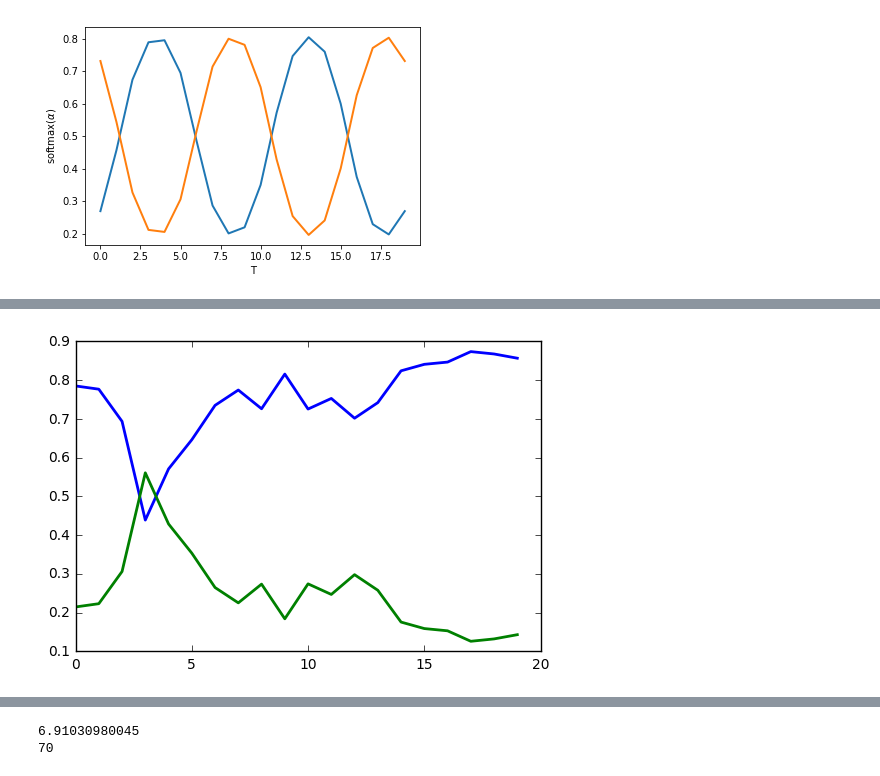
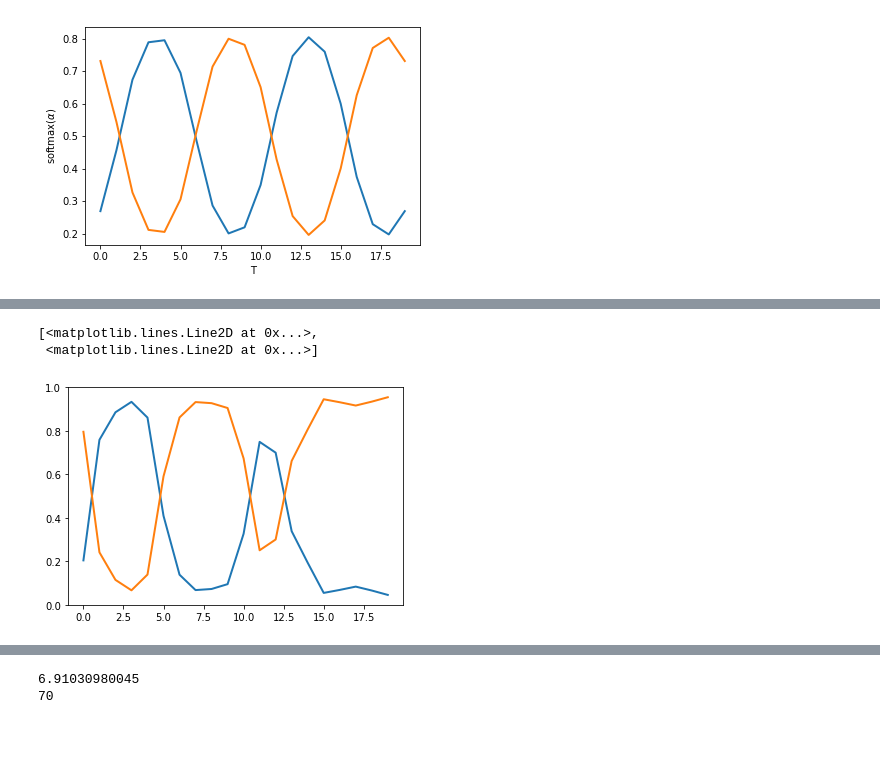
Before and after one commit to perdaug/ssmsi, a Jupyter notebook: presentations/alpha-update/alpha-comparison_draft.ipynb, the cells around one changed output, grey strips where cells are left out. Drawn from its saved outputs; the diff is of its cells as text; code cells hidden in the pictures; blank space fills up the shorter version.

```diff
--- a/presentations/alpha-update/alpha-comparison_draft.ipynb
+++ b/presentations/alpha-update/alpha-comparison_draft.ipynb
@@ -76,17 +76,3 @@ plt.ylabel(r'softmax($\alpha$)')
 plt.savefig('mu.png')
 # %% [output]
 [figure]
-# %%
-from dtm_alpha import DTM_alpha
-
-iter_count = 3500
-var_init = 1
-# var_basic = 0.1
-var_basic = 0.001
-var_prop = 0.5
-
-dtm_alpha = DTM_alpha(K=K, iter_count=iter_count, var_init=var_init, var_basic=var_basic, var_prop=var_prop)
-dtm_alpha.beta = beta
-dtm_alpha.fit(corpus)
-
-history_alpha = dtm_alpha.history_alpha
@@ -110,0 +79,13 @@ Alpha update rate: 0.0875
+# %%
+from dtm_autoreg import dtm_autoreg
+
+n_it = 200
+var_init = 0.05
+var_basic = 0.01
+var_prop = 1
+dtm_autoreg = dtm_autoreg(K=K, n_it=n_it, sigma_0_sq=var_init, sigma_sq=var_basic,
+        delta_sq=var_prop)
+dtm_autoreg.beta = beta
+dtm_autoreg.fit(corpus)
+
+history_alpha = dtm_autoreg.hist_alpha
@@ -111,14 +110,16 @@ Alpha update rate: 0.0875
 # %%
-alphas_last_proposed = history_alpha[iter_count-1]
+alphas_last_proposed = history_alpha[n_it-1]
 alphas_softmax_last_proposed = np.zeros(shape=alphas_last_proposed.shape)
 for t, alphas_last_proposed_t in enumerate(alphas_last_proposed):
     alphas_softmax_last_proposed[t] = softmax(alphas_last_proposed_t)
 plt.plot(linspace_t, alphas_softmax_last_proposed, linewidth=2)
 # plt.plot(linspace_t, history_alpha[iter_count-1], linewidth=2)
-plt.savefig('results/init-%.0E_basic-%.0E_prop-%.0E_it-%d.png' \
-            % (var_init, var_basic, var_prop, iter_count))
+# plt.savefig('results/init-%.0E_basic-%.0E_prop-%.0E_it-%d.png' \
+#             % (var_init, var_basic, var_prop, n_it))
 # %% [output]
+[<matplotlib.lines.Line2D at 0x...>,
+ <matplotlib.lines.Line2D at 0x...>]
-[figure, old version]
+[figure, new version]
 # %%
 import plotly.plotly as py
 from plotly.graph_objs import Surface
```
Also changed, not shown: parts of 2 cells of this notebook, 13 other files.
